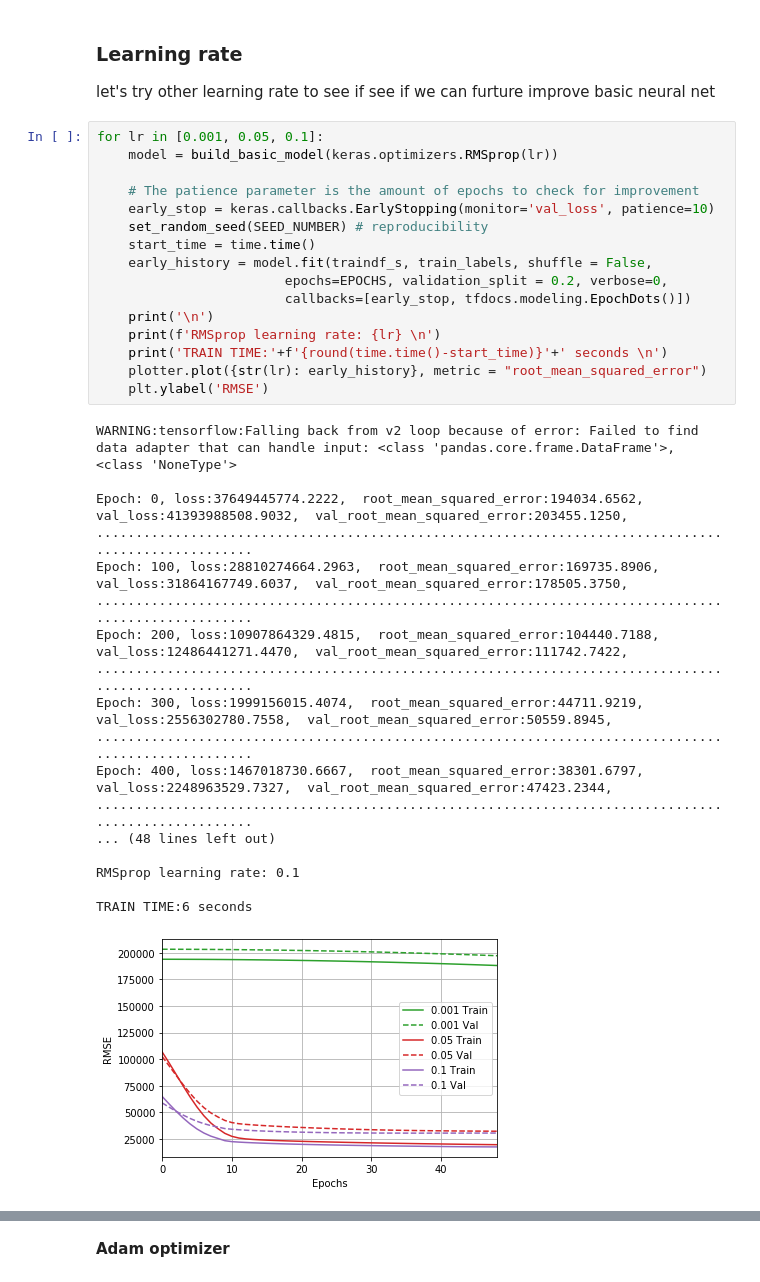
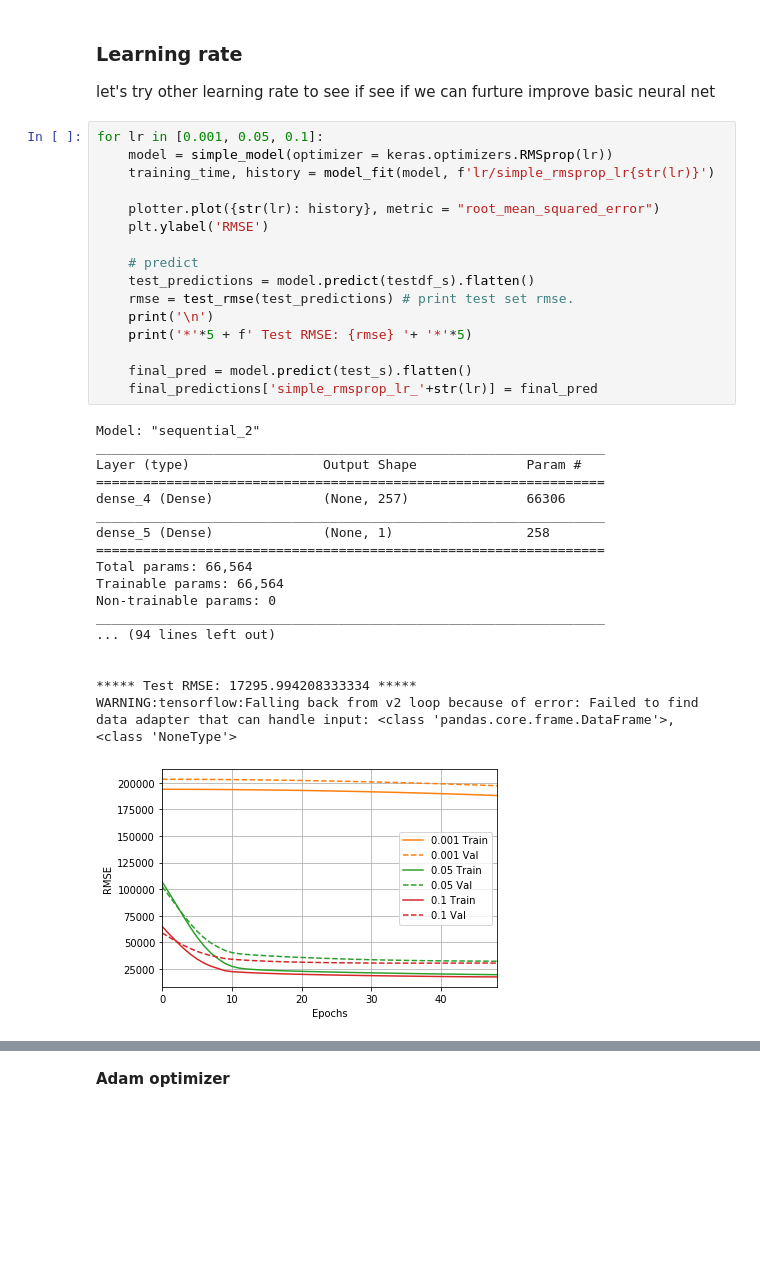
Before and after one commit to melaniezheng/dnn_house_saleprice, a Jupyter notebook: keras.ipynb, the cells around one changed output, grey strips where cells are left out. Saved outputs shown, nothing was run; the diff lists cells and outputs as text; blank space fills up the shorter version.

```diff
--- a/keras.ipynb
+++ b/keras.ipynb
@@ -296,40 +318,40 @@ Text(0, 0.5, 'RMSE')
 # %% [markdown]
 ### Learning rate
 let's try other learning rate to see if see if we can furture improve basic neural net
-# %%
-for lr in [0.001, 0.05, 0.1]:
-    model = build_basic_model(keras.optimizers.RMSprop(lr))
-
-    # The patience parameter is the amount of epochs to check for improvement
-    early_stop = keras.callbacks.EarlyStopping(monitor='val_loss', patience=10)
-    set_random_seed(SEED_NUMBER) # reproducibility
-    start_time = time.time()
-    early_history = model.fit(traindf_s, train_labels, shuffle = False,
-                        epochs=EPOCHS, validation_split = 0.2, verbose=0,
-                        callbacks=[early_stop, tfdocs.modeling.EpochDots()])
-    print('\n')
-    print(f'RMSprop learning rate: {lr} \n')
-    print('TRAIN TIME:'+f'{round(time.time()-start_time)}'+' seconds \n')
-    plotter.plot({str(lr): early_history}, metric = "root_mean_squared_error")
-    plt.ylabel('RMSE')
-# %% [output]
-WARNING:tensorflow:Falling back from v2 loop because of error: Failed to find data adapter that can handle input: <class 'pandas.core.frame.DataFrame'>, <class 'NoneType'>
-
-Epoch: 0, loss:37649445774.2222,  root_mean_squared_error:194034.6562,  val_loss:41393988508.9032,  val_root_mean_squared_error:203455.1250,
-....................................................................................................
-Epoch: 100, loss:28810274664.2963,  root_mean_squared_error:169735.8906,  val_loss:31864167749.6037,  val_root_mean_squared_error:178505.3750,
-....................................................................................................
-Epoch: 200, loss:10907864329.4815,  root_mean_squared_error:104440.7188,  val_loss:12486441271.4470,  val_root_mean_squared_error:111742.7422,
-....................................................................................................
-Epoch: 300, loss:1999156015.4074,  root_mean_squared_error:44711.9219,  val_loss:2556302780.7558,  val_root_mean_squared_error:50559.8945,
-....................................................................................................
-Epoch: 400, loss:1467018730.6667,  root_mean_squared_error:38301.6797,  val_loss:2248963529.7327,  val_root_mean_squared_error:47423.2344,
-....................................................................................................
-... (48 lines left out)
-
-RMSprop learning rate: 0.1
-
-TRAIN TIME:6 seconds
-[figure, removed]
+# %%
+for lr in [0.001, 0.05, 0.1]:
+    model = simple_model(optimizer = keras.optimizers.RMSprop(lr))
+    training_time, history = model_fit(model, f'lr/simple_rmsprop_lr{str(lr)}')
+
+    plotter.plot({str(lr): history}, metric = "root_mean_squared_error")
+    plt.ylabel('RMSE')
+
+    # predict
+    test_predictions = model.predict(testdf_s).flatten()
+    rmse = test_rmse(test_predictions) # print test set rmse.
+    print('\n')
+    print('*'*5 + f' Test RMSE: {rmse} '+ '*'*5)
+
+    final_pred = model.predict(test_s).flatten()
+    final_predictions['simple_rmsprop_lr_'+str(lr)] = final_pred
+# %% [output]
+Model: "sequential_2"
+_________________________________________________________________
+Layer (type)                 Output Shape              Param #
+=================================================================
+dense_4 (Dense)              (None, 257)               66306
+_________________________________________________________________
+dense_5 (Dense)              (None, 1)                 258
+=================================================================
+Total params: 66,564
+Trainable params: 66,564
+Non-trainable params: 0
+_________________________________________________________________
+... (94 lines left out)
+
+
+***** Test RMSE: 17295.994208333334 *****
+WARNING:tensorflow:Falling back from v2 loop because of error: Failed to find data adapter that can handle input: <class 'pandas.core.frame.DataFrame'>, <class 'NoneType'>
+[figure, added]
 # %% [markdown]
 - 0.001 converges too slow and training takes very long
```
Also changed, not shown: parts of 32 cells of this notebook.
